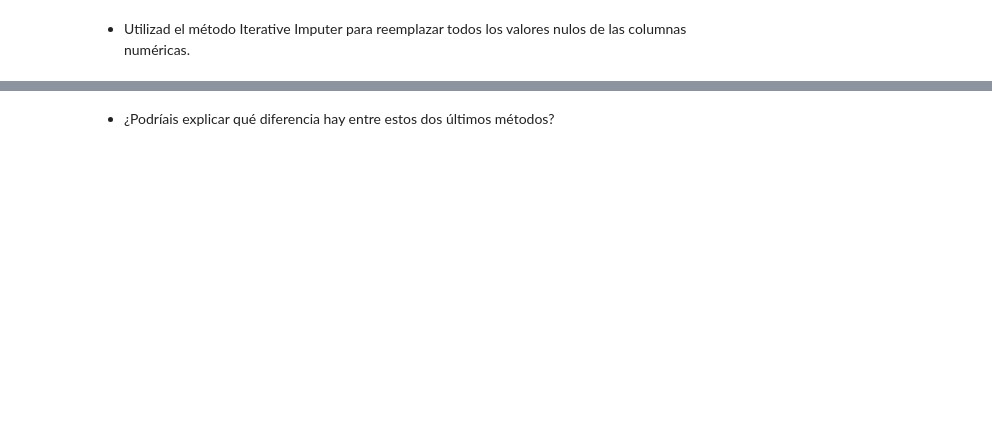
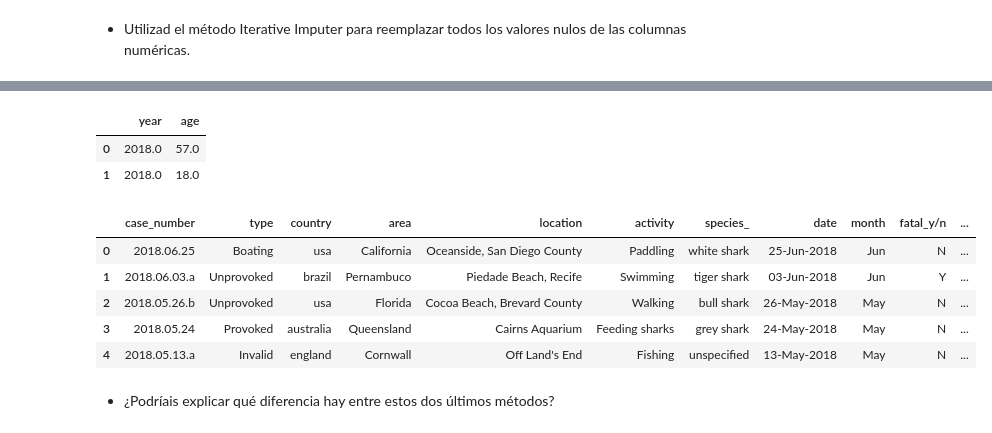
Before and after one commit to Adalab/DA-Promo-B-modulo-2-sprint-2-Ariana-Chloe, a Jupyter notebook: LIMPIEZA/limpieza-V.ipynb, the cells around one changed output, grey strips where cells are left out. Cells and saved outputs as stored; diff of their text form; code cells hidden in the pictures; blank space fills up the shorter version.

```diff
--- a/LIMPIEZA/limpieza-V.ipynb
+++ b/LIMPIEZA/limpieza-V.ipynb
@@ -149,2 +160,25 @@ df1.head(2)
+# %%
+numericas_trans = pd.DataFrame(imputer2.transform(numericas), columns= numericas.columns)
+numericas_trans.head(2)
+# %% [output]
+|  | year | age |
+| 0 | 2018.0 | 57.0 |
+| 1 | 2018.0 | 18.0 |
+# %%
+# Hacemos una copia y reemplazamos en nuestro df
+df2 = df1.copy()
+# %%
+df2.drop(numericas.columns, axis=1, inplace=True)
+# %%
+df2[numericas.columns] = numericas_trans[numericas.columns]
+# %%
+df2.head()
+# %% [output]
+|  | case_number | type | country | area | location | activity | species_ | date | month | fatal_y/n | ... |
+| 0 | 2018.06.25 | Boating | usa | California | Oceanside, San Diego County | Paddling | white shark | 25-Jun-2018 | Jun | N | ... |
+| 1 | 2018.06.03.a | Unprovoked | brazil | Pernambuco | Piedade Beach, Recife | Swimming | tiger shark | 03-Jun-2018 | Jun | Y | ... |
+| 2 | 2018.05.26.b | Unprovoked | usa | Florida | Cocoa Beach, Brevard County | Walking | bull shark | 26-May-2018 | May | N | ... |
+| 3 | 2018.05.24 | Provoked | australia | Queensland | Cairns Aquarium | Feeding sharks | grey shark | 24-May-2018 | May | N | ... |
+| 4 | 2018.05.13.a | Invalid | england | Cornwall | Off Land's End | Fishing | unspecified | 13-May-2018 | May | N | ... |
 # %% [markdown]
 - ¿Podríais explicar qué diferencia hay entre estos dos últimos métodos?
```
Also changed, not shown: parts of 7 cells of this notebook, 17 other files.
